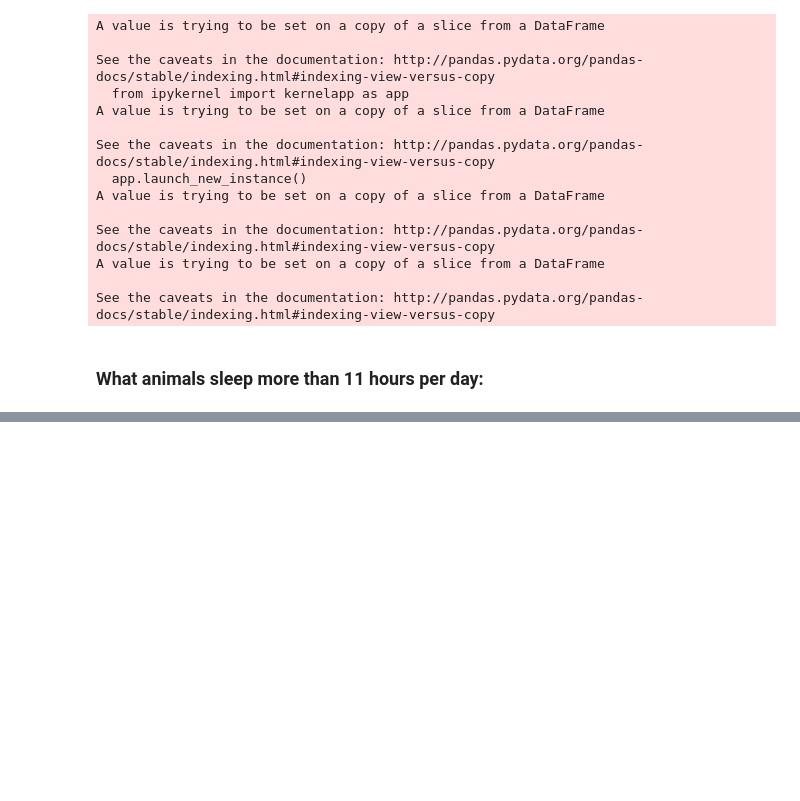
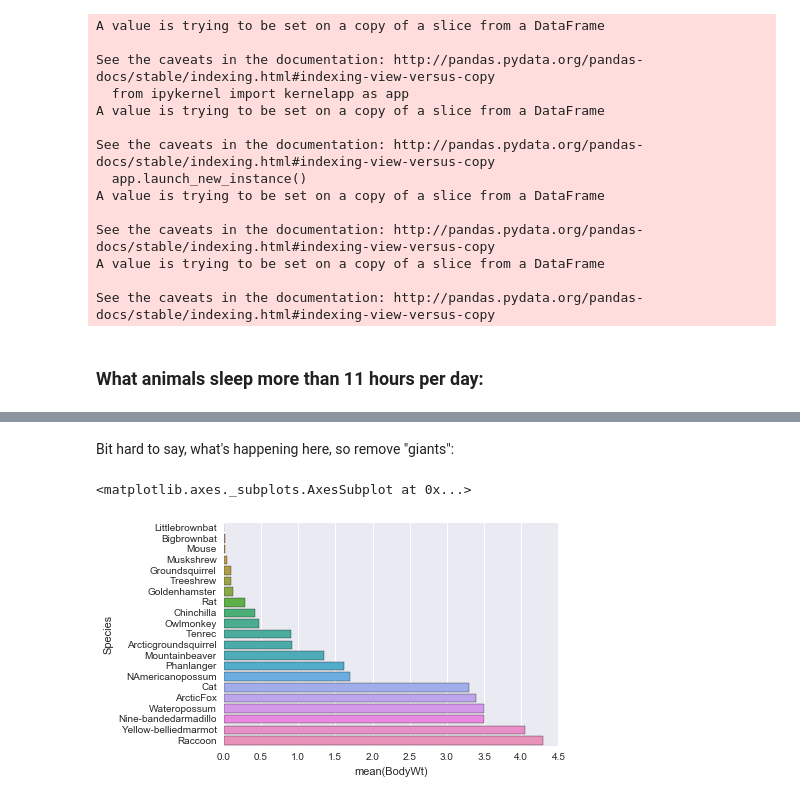
Before and after one commit to kiote/sleep, a Jupyter notebook: mammal_sleep.ipynb, the cells around one changed output, grey strips where cells are left out. Drawn from its saved outputs; the diff is of its cells as text; code cells hidden in the pictures; blank space fills up the shorter version.

```diff
--- a/mammal_sleep.ipynb
+++ b/mammal_sleep.ipynb
@@ -128,0 +139,11 @@ sns.barplot(x=short_sleepers.TotalSleep, y=short_sleepers.Species)
+# %% [markdown]
+Bit hard to say, what's happening here, so remove "giants":
+# %%
+lsw = long_sleepers[long_sleepers.Species != 'Giantarmadillo']
+lsw = lsw[lsw.Species != 'Gorilla']
+lsw = lsw[lsw.Species != 'Graywolf']
+lsw = lsw.sort_values(by='BodyWt')
+sns.barplot(x=lsw.BodyWt, y=lsw.Species)
+# %% [output]
+<matplotlib.axes._subplots.AxesSubplot at 0x...>
+[figure, added]
```
Also changed, not shown: parts of 17 cells of this notebook.
